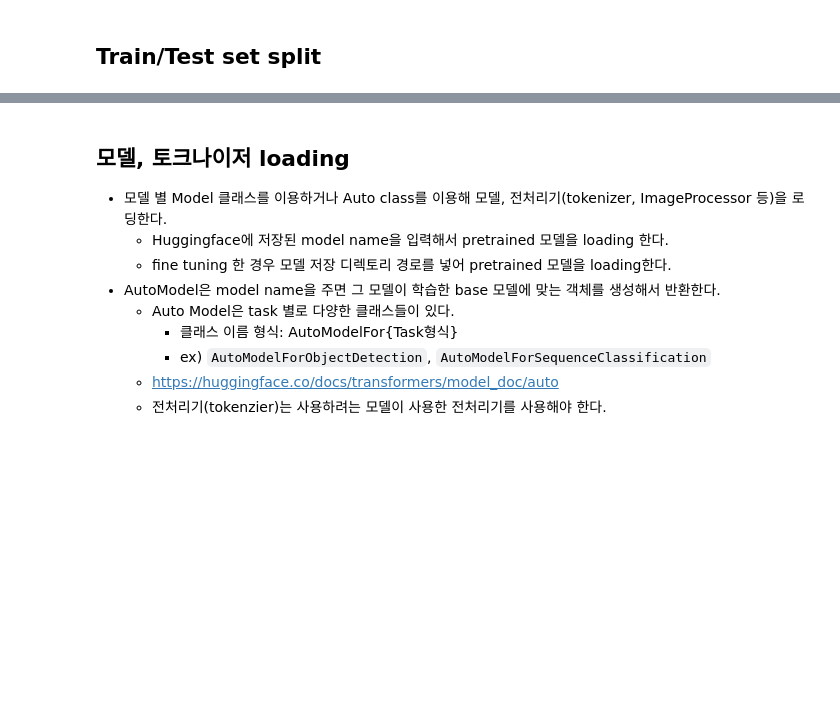
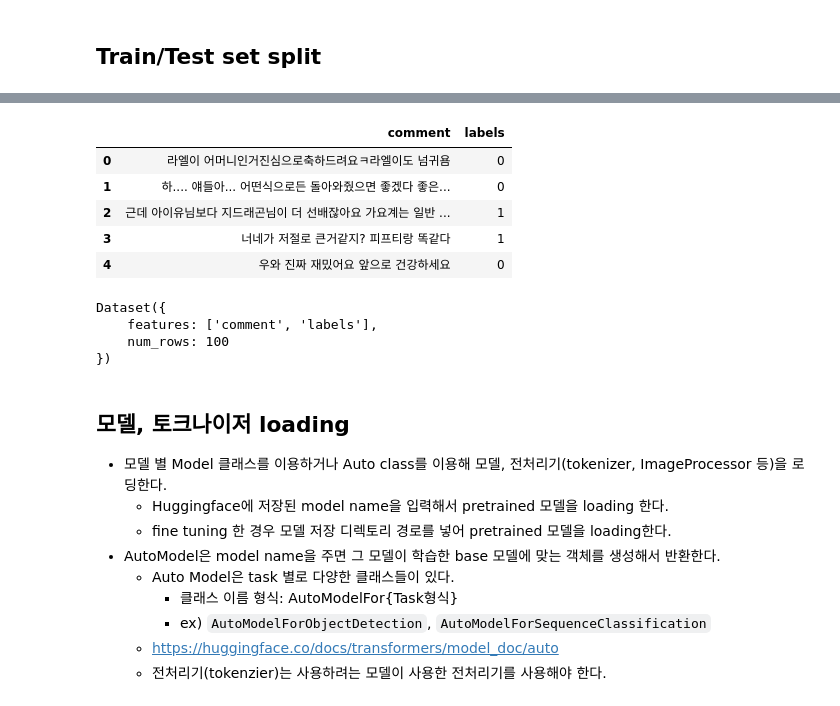
Before and after one commit to silentkit12/SKN21, a Jupyter notebook: 09_Huggingface_transformers/04_HuggingFace_파인튜닝.ipynb, the cells around one changed output, grey strips where cells are left out. Saved outputs shown, nothing was run; the diff lists cells and outputs as text; code cells hidden in the pictures; blank space fills up the shorter version.

```diff
--- a/09_Huggingface_transformers/04_HuggingFace_파인튜닝.ipynb
+++ b/09_Huggingface_transformers/04_HuggingFace_파인튜닝.ipynb
@@ -192,0 +267,7 @@ ds_stream = load_dataset("c4", split="train", streaming=True)
+# %%
+## feature(컬럼) 이름 변경. dict로 입력 - {현재이름 : 변경할 이름}
+dataset = dataset.rename_columns({
+    "text":"comment",
+    "검수_감정":"labels"
+})
+dataset
@@ -192,0 +335,16 @@ ds_stream = load_dataset("c4", split="train", streaming=True)
+# %%
+# 불명확 , '' 인 labels 제거 - > 행을 제거
+# 특정 라벨들의 정보만 불러올 수도 있나?
+# filter()를 이용해서 labels가 "불명확", "" 이 아닌 행들만남긴다.
+# filter(함수) -> dataset의 개별행을 받아서 bool을 반환. 그 행을 True 면 남기고 False면 삭제
+
+def check_labels(row):
+    #filter에 전달할 함수.
+    #파라미터: Dataset의 한 행(batched=True - 여러행)
+    #         dict - {컬럼명:값, 컬럼명:값}, batched=True: {컬럼명:[배치개수]}
+    # return: bool - 그 행을 사용할지 여부
+    flag = row['labels'] != '불명확' and row ['labels'] != ''
+    return flag
+
+dataset = dataset.filter(check_labels)
+#dataset = dataset.filter(lambda row : row['labels'] != '불명확' and row ['labels'] != '')
@@ -194,0 +370,3 @@ ds_stream = load_dataset("c4", split="train", streaming=True)
+# %%
+#labels의 타입을 ClassLabel로 변환
+dataset=dataset.class_encode_column("labels")
@@ -194,0 +385,11 @@ ds_stream = load_dataset("c4", split="train", streaming=True)
+# %%
+## 섞고 나서 분할
+# 섞기
+dataset = dataset.shuffle() # seed=42 seed : random seed 값 지정 -> 항상 일정한 순서로
+
+#분할
+dataset_dict = dataset.train_test_split( # 사이킷런과 동일한 이름의 메소드
+    test_size=0.15, #test set 의 비율
+    stratify_by_column="labels"
+    # 지정한 컬럼의 값들의 비율에 맞게 분할. 지정한 feauture는 ClassLabel(범주형) 타입이여야함
+)
@@ -194,0 +468,14 @@ ds_stream = load_dataset("c4", split="train", streaming=True)
+# %%
+########################
+# Dataset을 다른 형식으로 변환
+train_set = dataset_dict['train']
+# Dataset을 pandas DataFrame
+df_train = train_set.to_pandas()
+df_train.head()
+# %% [output]
+|  | comment | labels |
+| 0 | 라엘이 어머니인거진심으로축하드려요ㅋ라엘이도 넘귀욤 | 0 |
+| 1 | 하.... 얘들아... 어떤식으로든 돌아와줬으면 좋겠다 좋은... | 0 |
+| 2 | 근데 아이유님보다 지드래곤님이 더 선배잖아요 가요계는 일반 ... | 1 |
+| 3 | 너네가 저절로 큰거같지? 피프티랑 똑같다 | 1 |
+| 4 | 우와 진짜 재밌어요 앞으로 건강하세요 | 0 |
@@ -195,3 +484,14 @@ ds_stream = load_dataset("c4", split="train", streaming=True)
+# %%
+# 다른 형식을 Dataset으로 - Dataset.from_xxxxx()
+from datasets import Dataset
+
+d = Dataset.from_pandas(df_train.head(100))
+d
+# %% [output]
+Dataset({
+    features: ['comment', 'labels'],
+    num_rows: 100
+})
 # %% [markdown]
 ## 모델, 토크나이저 loading
 
```
Also changed, not shown: parts of 53 cells of this notebook, 7 other files.
